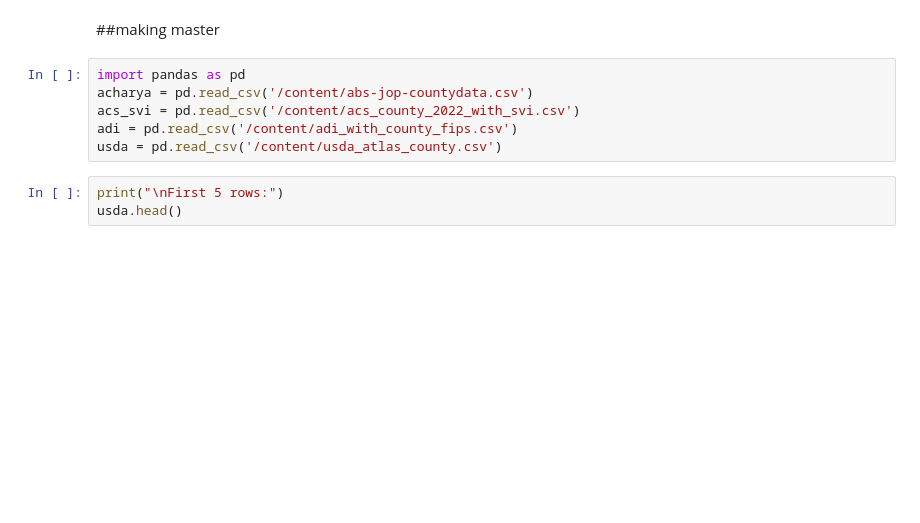
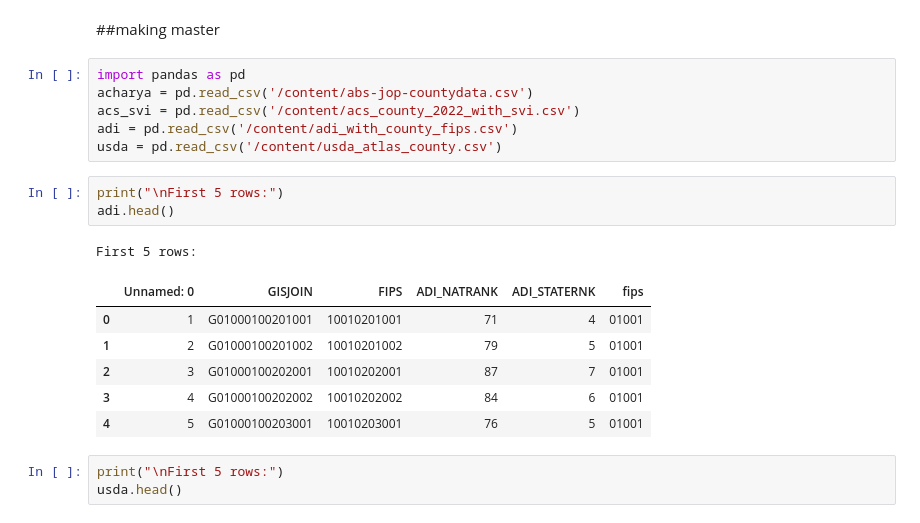
Before and after one commit to worldterminator/mess, a Jupyter notebook: hungergame.ipynb, the cells around one changed output. Cells and saved outputs as stored; diff of their text form; blank space fills up the shorter version.

```diff
--- a/hungergame.ipynb
+++ b/hungergame.ipynb
@@ -421,6 +421,17 @@ acharya = pd.read_csv('/content/abs-jop-countydata.csv')
 acs_svi = pd.read_csv('/content/acs_county_2022_with_svi.csv')
 adi = pd.read_csv('/content/adi_with_county_fips.csv')
 usda = pd.read_csv('/content/usda_atlas_county.csv')
+# %%
+print("\nFirst 5 rows:")
+adi.head()
+# %% [output]
+First 5 rows:
+|  | Unnamed: 0 | GISJOIN | FIPS | ADI_NATRANK | ADI_STATERNK | fips |
+| 0 | 1 | G01000100201001 | 10010201001 | 71 | 4 | 01001 |
+| 1 | 2 | G01000100201002 | 10010201002 | 79 | 5 | 01001 |
+| 2 | 3 | G01000100202001 | 10010202001 | 87 | 7 | 01001 |
+| 3 | 4 | G01000100202002 | 10010202002 | 84 | 6 | 01001 |
+| 4 | 5 | G01000100203001 | 10010203001 | 76 | 5 | 01001 |
 # %%
 print("\nFirst 5 rows:")
 usda.head()
```
Also changed, not shown: parts of 2 cells of this notebook.
